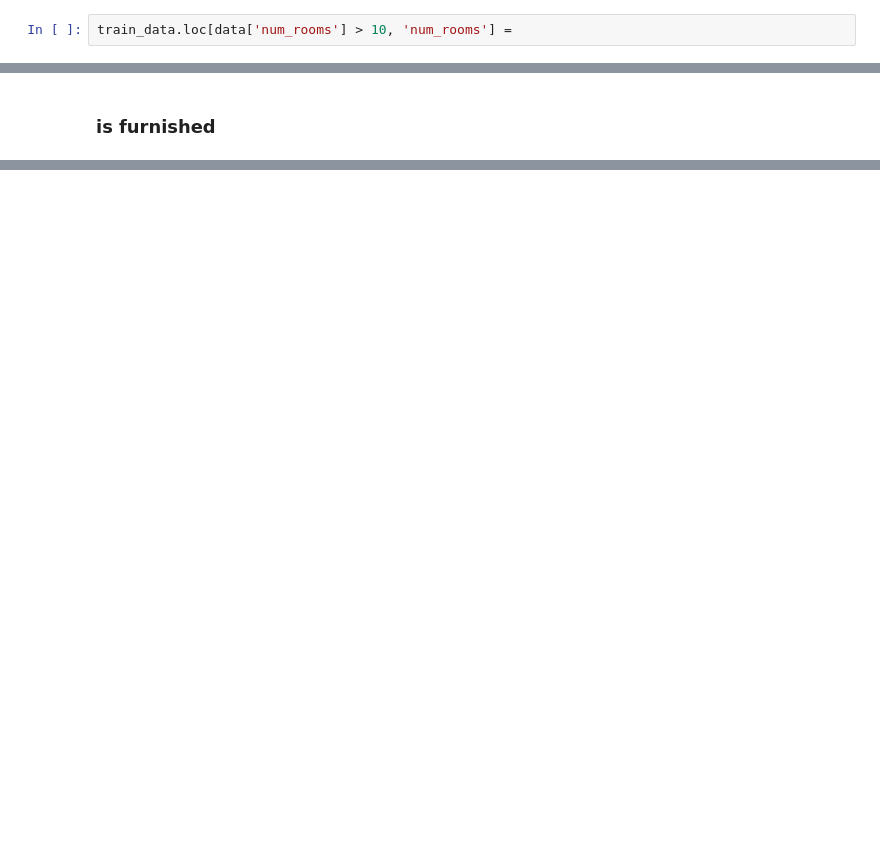
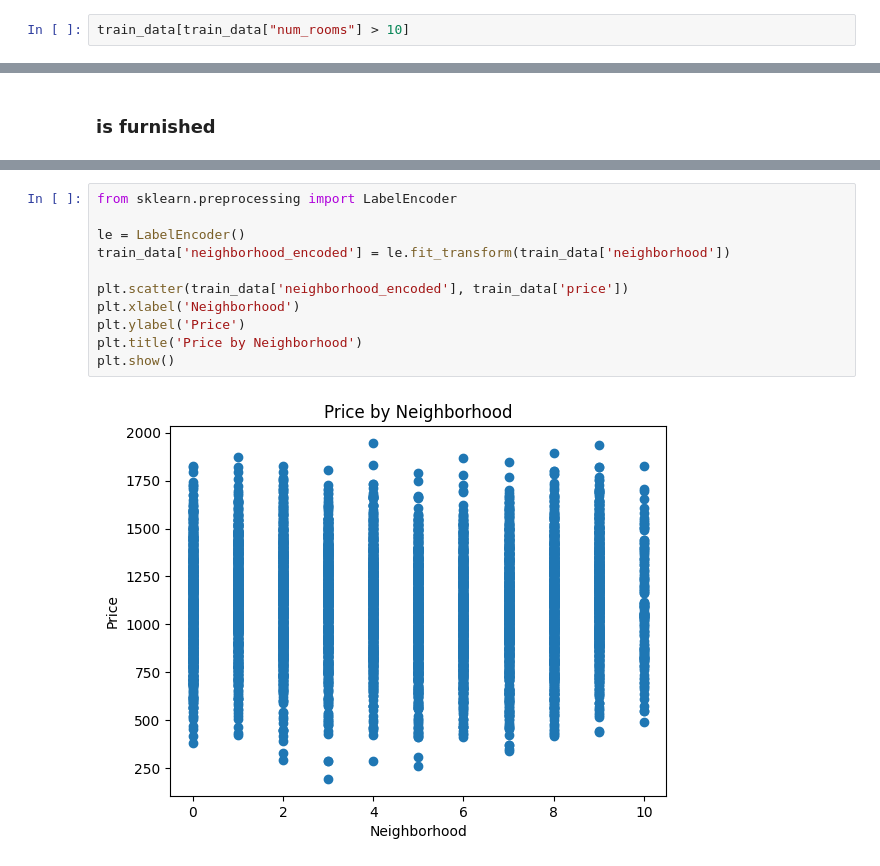
Before and after one commit to DenisProcyon/DSDM_ML_Pred, a Jupyter notebook: main.ipynb, the cells around one changed output, grey strips where cells are left out. Cells and saved outputs as stored; diff of their text form; blank space fills up the shorter version.

```diff
--- a/main.ipynb
+++ b/main.ipynb
@@ -723,2 +769,2 @@ print("Number of times num_baths >= num_rooms:", count)
 # %%
-train_data.loc[data['num_rooms'] > 10, 'num_rooms'] =
+train_data[train_data["num_rooms"] > 10]
@@ -820,3 +923,16 @@ plt.show()
+# %%
+from sklearn.preprocessing import LabelEncoder
+
+le = LabelEncoder()
+train_data['neighborhood_encoded'] = le.fit_transform(train_data['neighborhood'])
+
+plt.scatter(train_data['neighborhood_encoded'], train_data['price'])
+plt.xlabel('Neighborhood')
+plt.ylabel('Price')
+plt.title('Price by Neighborhood')
+plt.show()
+# %% [output]
+[figure, added]
 # %%
 plt.scatter(train_data['num_crimes'], train_data['price'])
 plt.xlabel('crimes')
```
Also changed, not shown: parts of 40 cells of this notebook.
